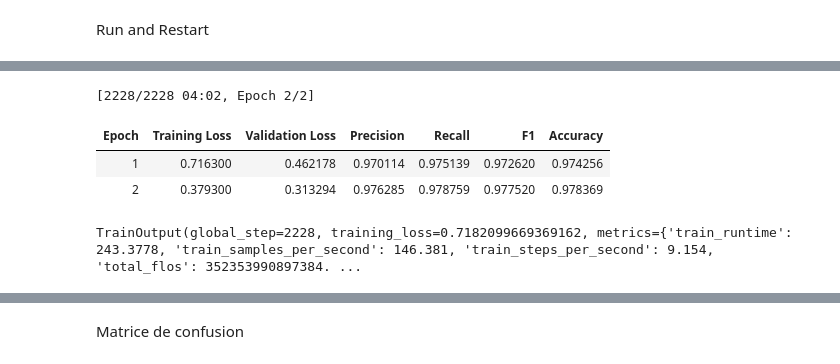
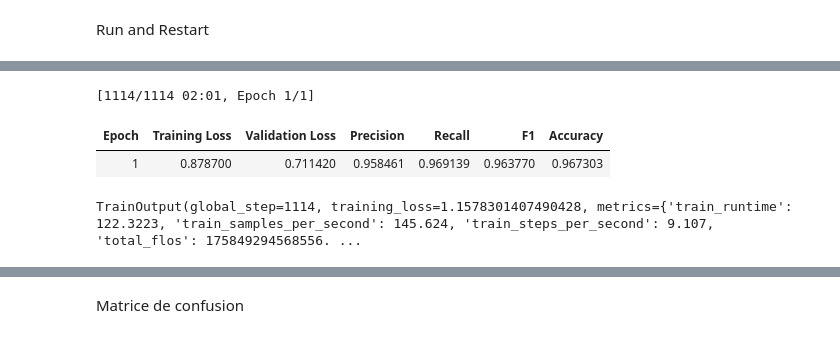
Before and after one commit to cdechaux/Projet_NLP_3A, a Jupyter notebook: scripts/models.ipynb, the cells around one changed output, grey strips where cells are left out. Cells and saved outputs as stored; diff of their text form; code cells hidden in the pictures.

```diff
--- a/scripts/models.ipynb
+++ b/scripts/models.ipynb
@@ -76,3 +76,6 @@ new_texts, new_tags = separate_words_with_space(texts, tags)
 tag2id = {tag: id for id, tag in enumerate(desired_label_order)}
 id2tag = {id: tag for tag, id in tag2id.items()}
 unique_tags_id = [tag2id[tag] for tag in desired_label_order]
+# %%
+for i in range (len(new_tags)):
+    print(len(new_tags[i]))
@@ -199,34 +251,33 @@ pip install accelerate -U
 # %%
 training_args = TrainingArguments(
-    output_dir=".",
+    output_dir="../models/camenBERT",
     learning_rate=2e-5,
     per_device_train_batch_size=16,
     per_device_eval_batch_size=16,
-    num_train_epochs=5,
-    weight_decay=0.01,
+    num_train_epochs=1,
+    weight_decay=0.05,
     evaluation_strategy="epoch",
     save_strategy="epoch",
     load_best_model_at_end=True,
     push_to_hub=True,
 )
 
 trainer = Trainer(
     model=model,
     args=training_args,
     train_dataset=tokenized_datasets["train"],
     eval_dataset=tokenized_datasets["test"],
     tokenizer=tokenizer,
     data_collator=data_collator,
     compute_metrics=compute_metrics,
 )
 
 trainer.train()
 # %% [output]
-[2228/2228 04:02, Epoch 2/2]
+[1114/1114 02:01, Epoch 1/1]
 | Epoch | Training Loss | Validation Loss | Precision | Recall | F1 | Accuracy |
-| 1 | 0.716300 | 0.462178 | 0.970114 | 0.975139 | 0.972620 | 0.974256 |
-| 2 | 0.379300 | 0.313294 | 0.976285 | 0.978759 | 0.977520 | 0.978369 |
+| 1 | 0.878700 | 0.711420 | 0.958461 | 0.969139 | 0.963770 | 0.967303 |
-TrainOutput(global_step=2228, training_loss=0.7182099669369162, metrics={'train_runtime': 243.3778, 'train_samples_per_second': 146.381, 'train_steps_per_second': 9.154, 'total_flos': 352353990897384. ...
+TrainOutput(global_step=1114, training_loss=1.1578301407490428, metrics={'train_runtime': 122.3223, 'train_samples_per_second': 145.624, 'train_steps_per_second': 9.107, 'total_flos': 175849294568556. ...
 # %%
 predictions, labels, _ = trainer.predict(tokenized_datasets["test"])
 predictions = np.argmax(predictions, axis=2)
```
Also changed, not shown: parts of 17 cells of this notebook, 2 other files.
